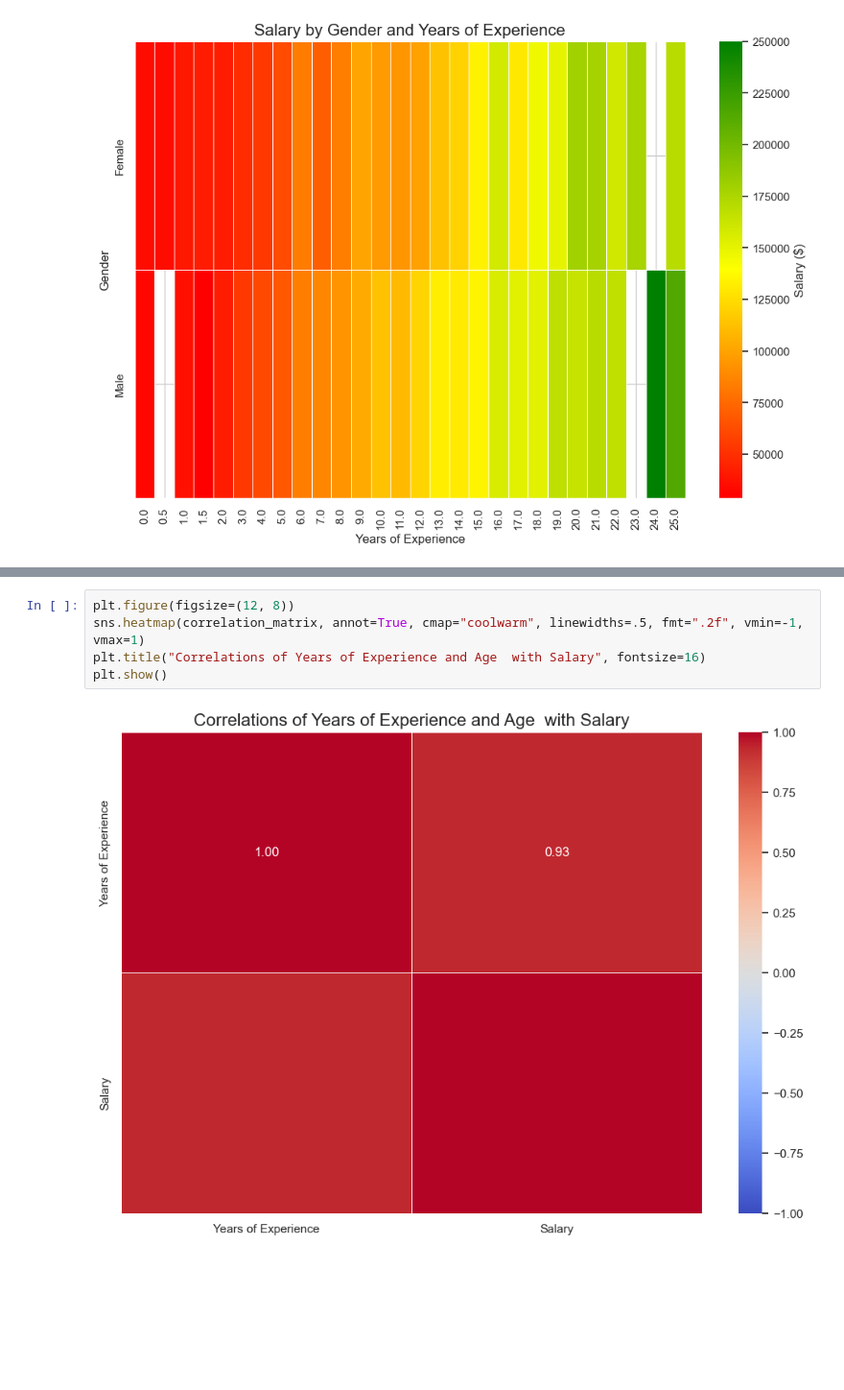
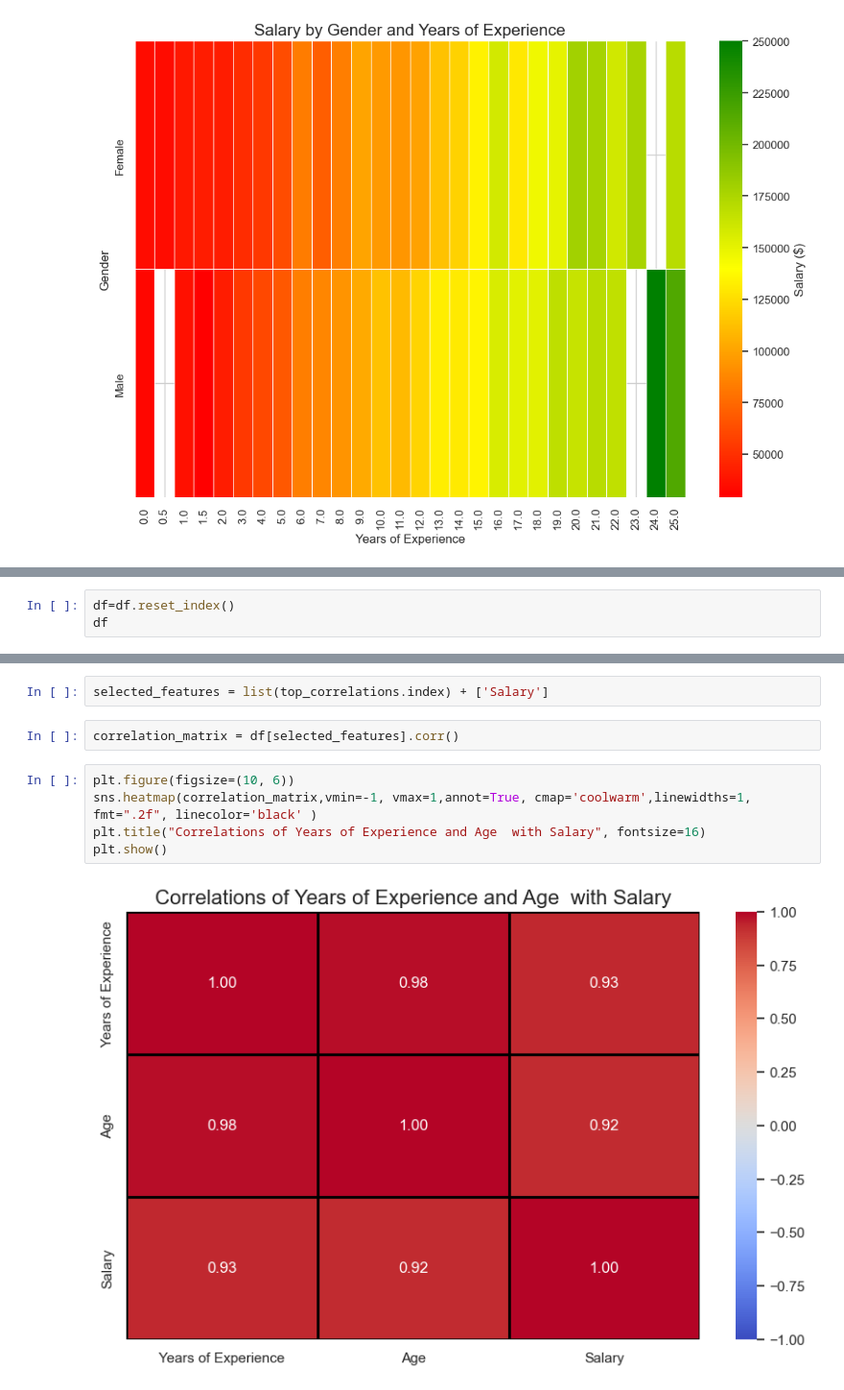
Before and after one commit to rukundeste/Python_project, a Jupyter notebook: Salary-prediction_project.ipynb, the cells around one changed output, grey strips where cells are left out. Shown at 96% size. Saved outputs shown, nothing was run; the diff lists cells and outputs as text; blank space fills up the shorter version.

```diff
--- a/Salary-prediction_project.ipynb
+++ b/Salary-prediction_project.ipynb
@@ -444,0 +426,3 @@ correlation_matrix = df[selected_features].corr()
+# %%
+df=df.reset_index()
+df
@@ -445,7 +458,11 @@ correlation_matrix = df[selected_features].corr()
+# %%
+selected_features = list(top_correlations.index) + ['Salary']
+# %%
+correlation_matrix = df[selected_features].corr()
 # %%
-plt.figure(figsize=(12, 8))
-sns.heatmap(correlation_matrix, annot=True, cmap="coolwarm", linewidths=.5, fmt=".2f", vmin=-1, vmax=1)
+plt.figure(figsize=(10, 6))
+sns.heatmap(correlation_matrix,vmin=-1, vmax=1,annot=True, cmap='coolwarm',linewidths=1, fmt=".2f", linecolor='black' )
 plt.title("Correlations of Years of Experience and Age  with Salary", fontsize=16)
 plt.show()
 # %% [output]
-[figure, old version]
+[figure, new version]
```
Also changed, not shown: parts of 17 cells of this notebook, 1 other file.
